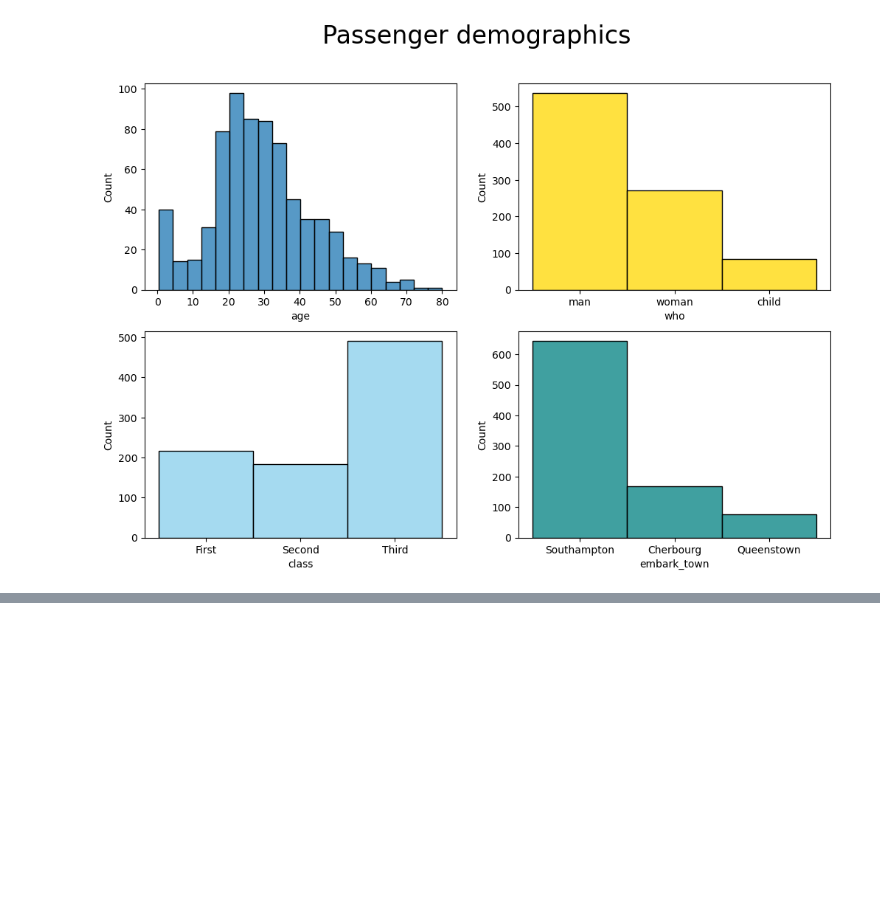
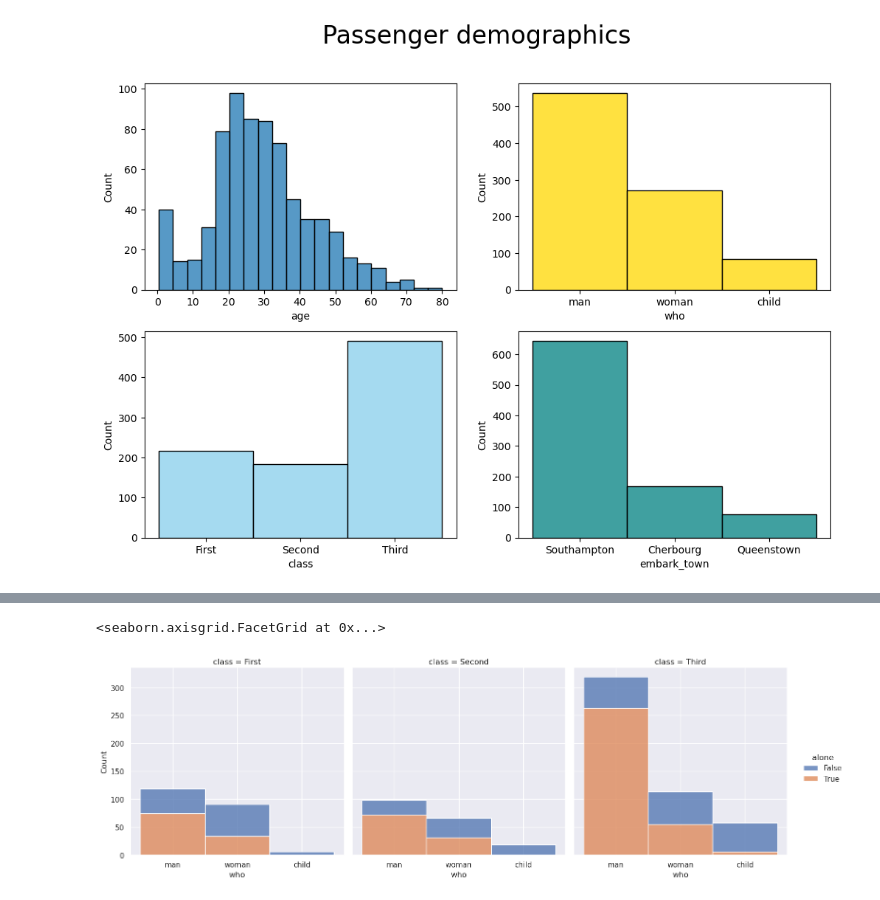
Before and after one commit to Michal-Radomski/Python-Data-Visualization, a Jupyter notebook: 01 Data Visualization/02_Seaborn/seaborn.ipynb, the cells around one changed output, grey strips where cells are left out. Saved outputs shown, nothing was run; the diff lists cells and outputs as text; code cells hidden in the pictures; blank space fills up the shorter version.

```diff
--- a/01 Data Visualization/02_Seaborn/seaborn.ipynb
+++ b/01 Data Visualization/02_Seaborn/seaborn.ipynb
@@ -54,0 +69,5 @@ Text(0.5, 0.98, 'Passenger demographics')
+# %%
+sns.displot(data=titanic, x="who", col="class", hue="alone",multiple="stack")
+# %% [output]
+<seaborn.axisgrid.FacetGrid at 0x...>
+[figure, added]
```
Also changed, not shown: parts of 3 cells of this notebook.
